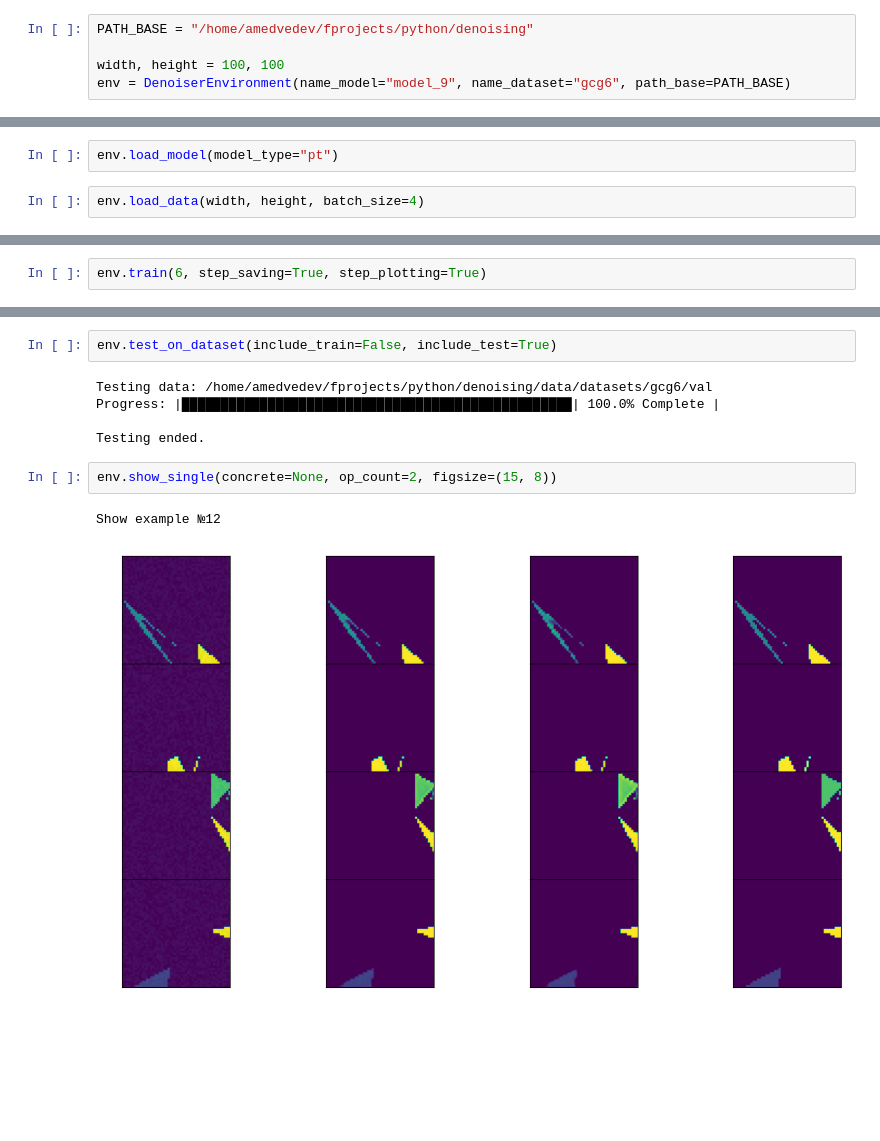
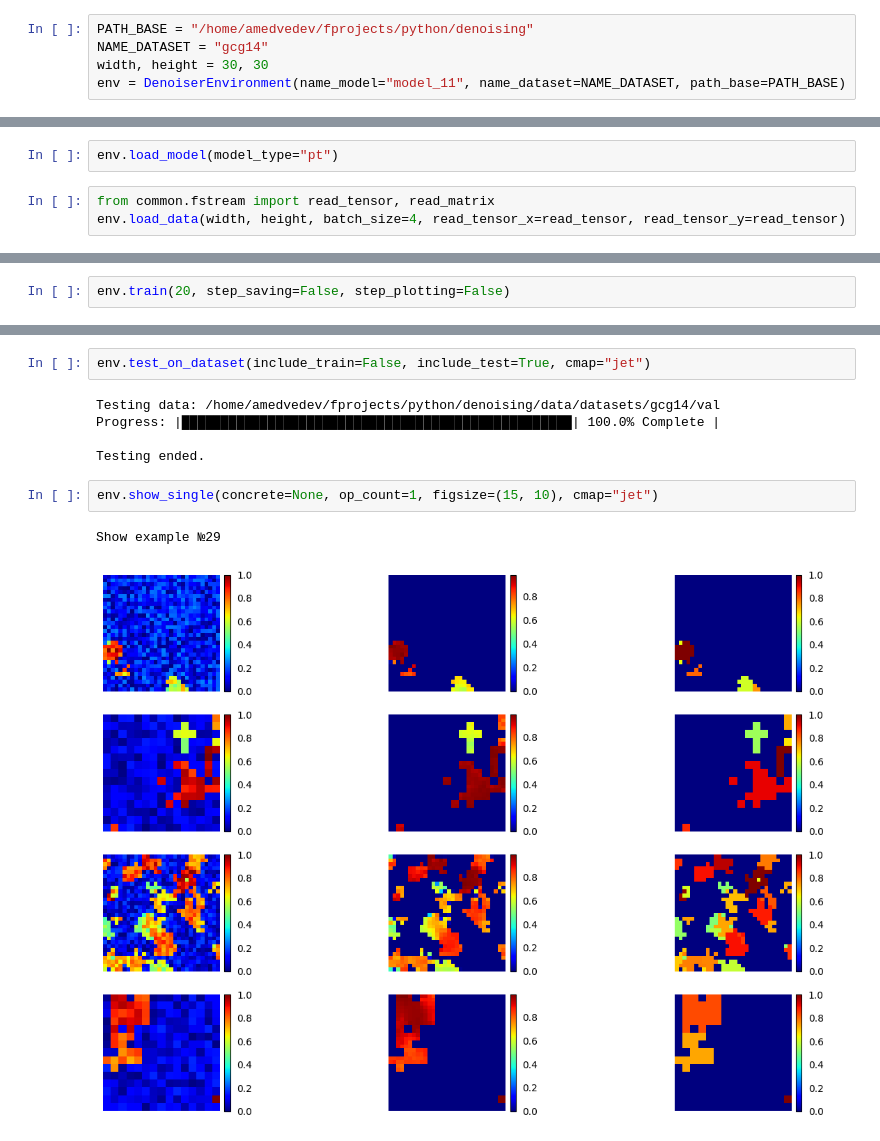
Before and after one commit to medaldev/DenoisingCNN, a Jupyter notebook: notebooks/denoiser_environment.ipynb, the cells around one changed output, grey strips where cells are left out. Saved outputs shown, nothing was run; the diff lists cells and outputs as text; blank space fills up the shorter version.

Commit message:
iterators for parameters dataset gen + fixes + models

```diff
--- a/notebooks/denoiser_environment.ipynb
+++ b/notebooks/denoiser_environment.ipynb
@@ -2,7 +2,7 @@
 from applications.denoiser_environment import DenoiserEnvironment
 # %%
 PATH_BASE = "/home/amedvedev/fprojects/python/denoising"
-
-width, height = 100, 100
-env = DenoiserEnvironment(name_model="model_9", name_dataset="gcg6", path_base=PATH_BASE)
+NAME_DATASET = "gcg14"
+width, height = 30, 30
+env = DenoiserEnvironment(name_model="model_11", name_dataset=NAME_DATASET, path_base=PATH_BASE)
 # %%
@@ -24,7 +35,8 @@ New model created.
 # %%
 env.load_model(model_type="pt")
 # %%
-env.load_data(width, height, batch_size=4)
+from common.fstream import read_tensor, read_matrix
+env.load_data(width, height, batch_size=4, read_tensor_x=read_tensor, read_tensor_y=read_tensor)
 # %%
 scores_before, scores = env.score(show=True)
 # %% [output]
@@ -32,3 +44,3 @@ scores_before, scores = env.score(show=True)
 # %%
-env.train(6, step_saving=True, step_plotting=True)
+env.train(20, step_saving=False, step_plotting=False)
 # %% [output]
@@ -62,12 +92,12 @@ env.save(pth=True, onnx=False)
 # %%
-env.test_on_dataset(include_train=False, include_test=True)
+env.test_on_dataset(include_train=False, include_test=True, cmap="jet")
 # %% [output]
-Testing data: /home/amedvedev/fprojects/python/denoising/data/datasets/gcg6/val
+Testing data: /home/amedvedev/fprojects/python/denoising/data/datasets/gcg14/val
 Progress: |██████████████████████████████████████████████████| 100.0% Complete |
 
 Testing ended.
 # %%
-env.show_single(concrete=None, op_count=2, figsize=(15, 8))
+env.show_single(concrete=None, op_count=1, figsize=(15, 10), cmap="jet")
 # %% [output]
-Show example №12
+Show example №29
-[figure, old version]
+[figure, new version]
```
Also changed, not shown: parts of 9 cells of this notebook, 35 other files.
